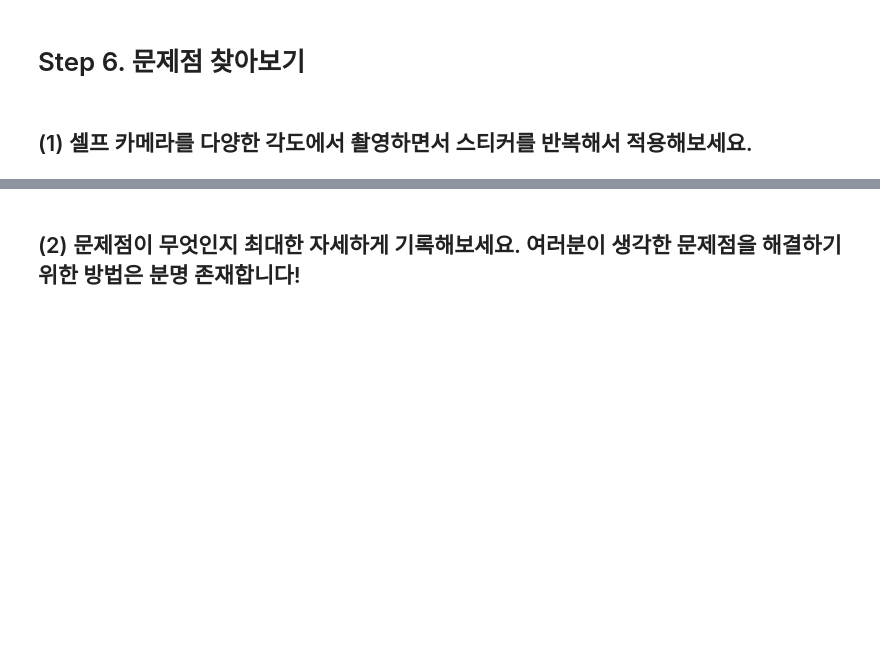
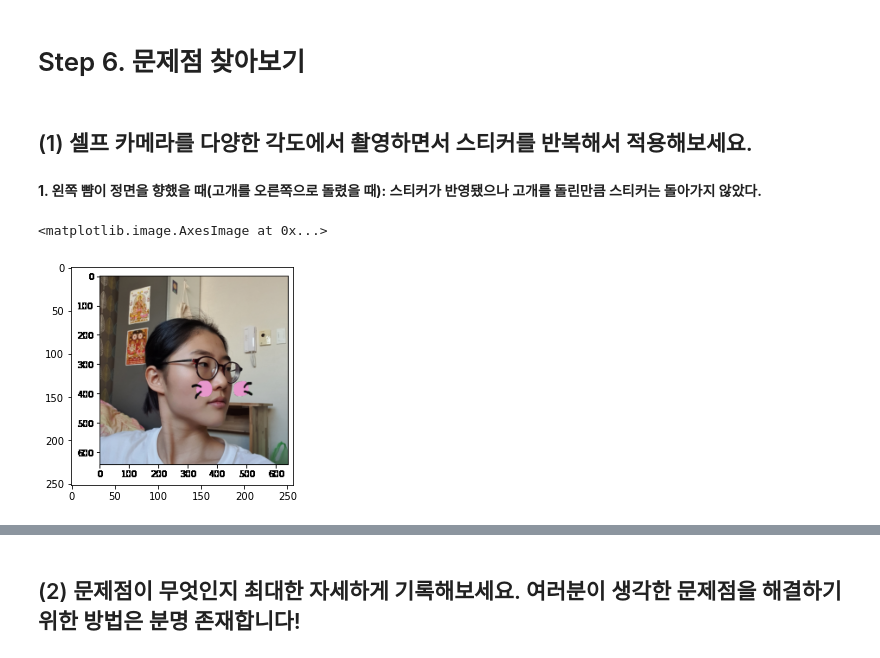
Before and after one commit to Jeongeun-Kwak/E, a Jupyter notebook: (E3) 3rd Camera Sticker App Initial Version Making.ipynb, the cells around one changed output, grey strips where cells are left out. Cells and saved outputs as stored; diff of their text form; code cells hidden in the pictures; blank space fills up the shorter version.

```diff
--- a/(E3) 3rd Camera Sticker App Initial Version Making.ipynb
+++ b/(E3) 3rd Camera Sticker App Initial Version Making.ipynb
@@ -210,3 +226,13 @@ plt.show()
 # Step 6. 문제점 찾아보기
 # %% [markdown]
 ## (1) 셀프 카메라를 다양한 각도에서 촬영하면서 스티커를 반복해서 적용해보세요.
+# %% [markdown]
+**1. 왼쪽 뺨이 정면을 향했을 때(고개를 오른쪽으로 돌렸을 때): 스티커가 반영됐으나 고개를 돌린만큼 스티커는 돌아가지 않았다.**
+# %%
+my_img_left = os.getenv('HOME')+'/aiffel/camera_sticker/pr_faces/my_left_cat.png'
+img_bgr_left = cv2.imread(my_img_left)
+img_rgb_left = cv2.cvtColor(img_bgr_left, cv2.COLOR_BGR2RGB)
+plt.imshow(img_rgb_left)
+# %% [output]
+<matplotlib.image.AxesImage at 0x...>
+[figure, added]
```
Also changed, not shown: parts of 39 cells of this notebook.
